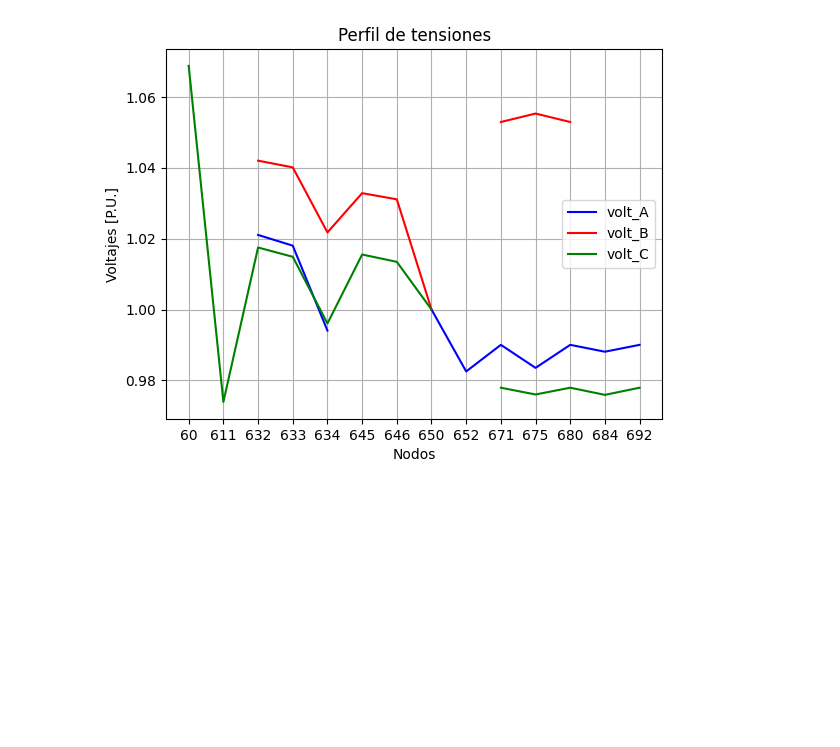
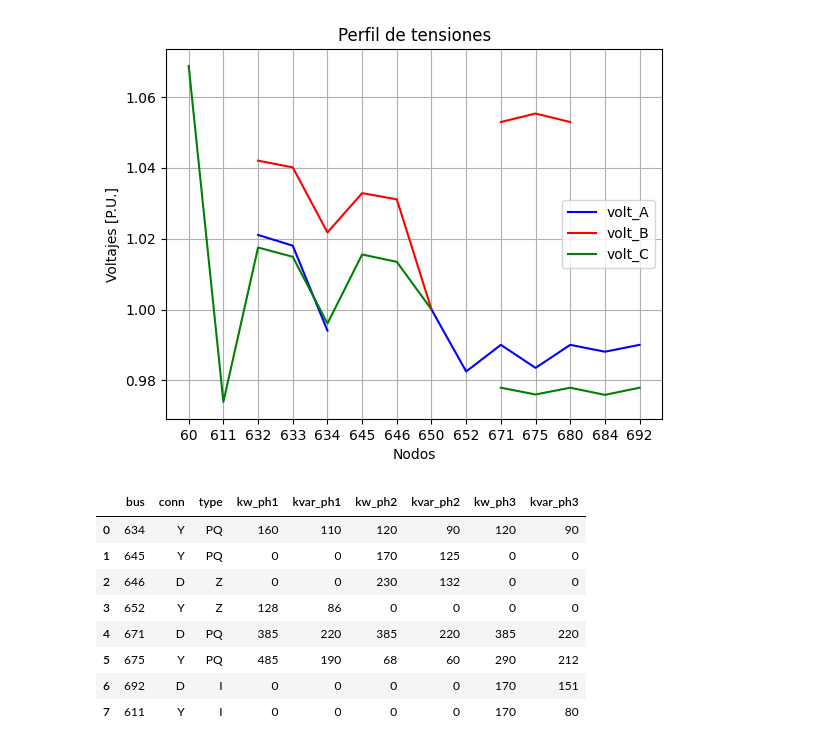
Before and after one commit to diegofdiaz/distributed_generation_proyect, a Jupyter notebook: grap_code.ipynb, the cells around one changed output. Cells and saved outputs as stored; diff of their text form; code cells hidden in the pictures; blank space fills up the shorter version.

```diff
--- a/grap_code.ipynb
+++ b/grap_code.ipynb
@@ -56,3 +56,20 @@ plt.xticks(nuevo, df['id'])
   Text(12, 0, '684'),
   Text(13, 0, '692')])
 [figure]
+# %%
+# Especifica la ruta completa del archivo CSV
+ruta_archivo = 'spot_loads.csv'
+
+# Lee el archivo CSV y carga los datos en un DataFrame
+dff = pd.read_csv(ruta_archivo)
+dff
+# %% [output]
+|  | bus | conn | type | kw_ph1 | kvar_ph1 | kw_ph2 | kvar_ph2 | kw_ph3 | kvar_ph3 |
+| 0 | 634 | Y | PQ | 160 | 110 | 120 | 90 | 120 | 90 |
+| 1 | 645 | Y | PQ | 0 | 0 | 170 | 125 | 0 | 0 |
+| 2 | 646 | D | Z | 0 | 0 | 230 | 132 | 0 | 0 |
+| 3 | 652 | Y | Z | 128 | 86 | 0 | 0 | 0 | 0 |
+| 4 | 671 | D | PQ | 385 | 220 | 385 | 220 | 385 | 220 |
+| 5 | 675 | Y | PQ | 485 | 190 | 68 | 60 | 290 | 212 |
+| 6 | 692 | D | I | 0 | 0 | 0 | 0 | 170 | 151 |
+| 7 | 611 | Y | I | 0 | 0 | 0 | 0 | 170 | 80 |
```
Also changed, not shown: parts of 7 cells of this notebook, 4 other files.
